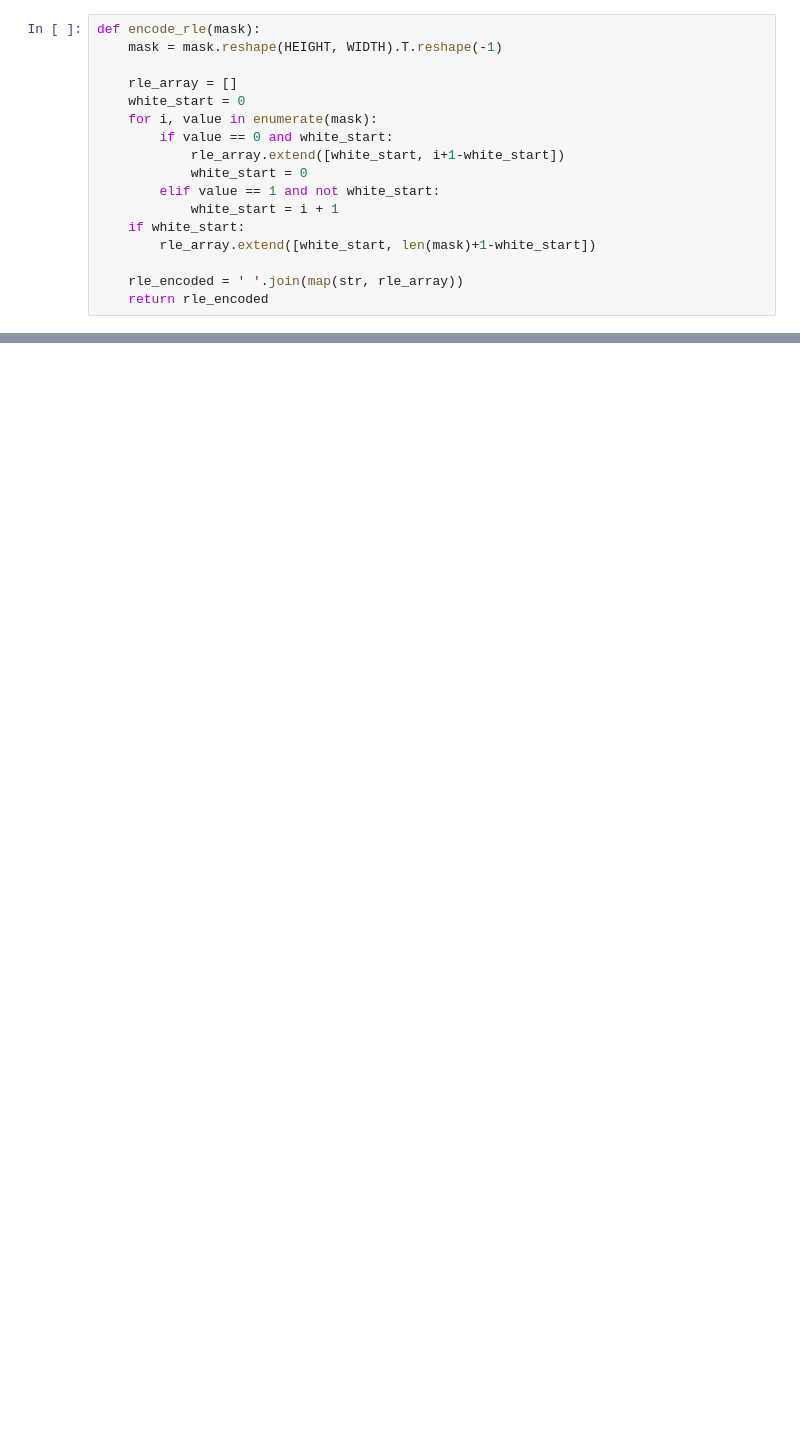
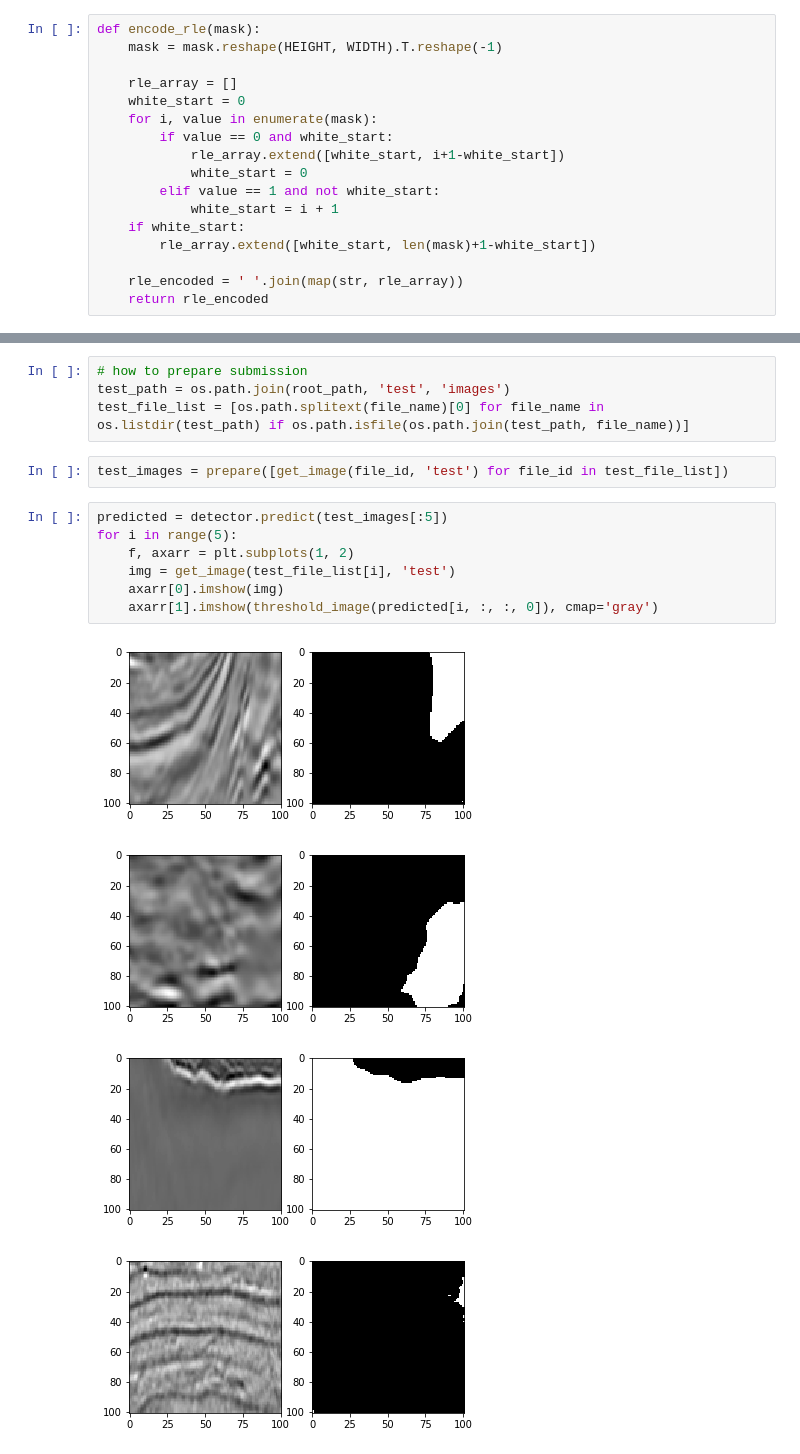
Before and after one commit to kirill-fedyanin/kaggle_tgs_salt, a Jupyter notebook: salt.ipynb, the cells around one changed output, grey strips where cells are left out. Cells and saved outputs as stored; diff of their text form; blank space fills up the shorter version.

```diff
--- a/salt.ipynb
+++ b/salt.ipynb
@@ -273,0 +302,18 @@ True True True True True True True True True True True True True True True True
+# %%
+# how to prepare submission
+test_path = os.path.join(root_path, 'test', 'images')
+test_file_list = [os.path.splitext(file_name)[0] for file_name in os.listdir(test_path) if os.path.isfile(os.path.join(test_path, file_name))]
+# %%
+test_images = prepare([get_image(file_id, 'test') for file_id in test_file_list])
+# %%
+predicted = detector.predict(test_images[:5])
+for i in range(5):
+    f, axarr = plt.subplots(1, 2)
+    img = get_image(test_file_list[i], 'test')
+    axarr[0].imshow(img)
+    axarr[1].imshow(threshold_image(predicted[i, :, :, 0]), cmap='gray')
+# %% [output]
+[figure, added]
+[figure, added]
+[figure, added]
+[figure, added]
```
Also changed, not shown: parts of 18 cells of this notebook, 2 other files.
